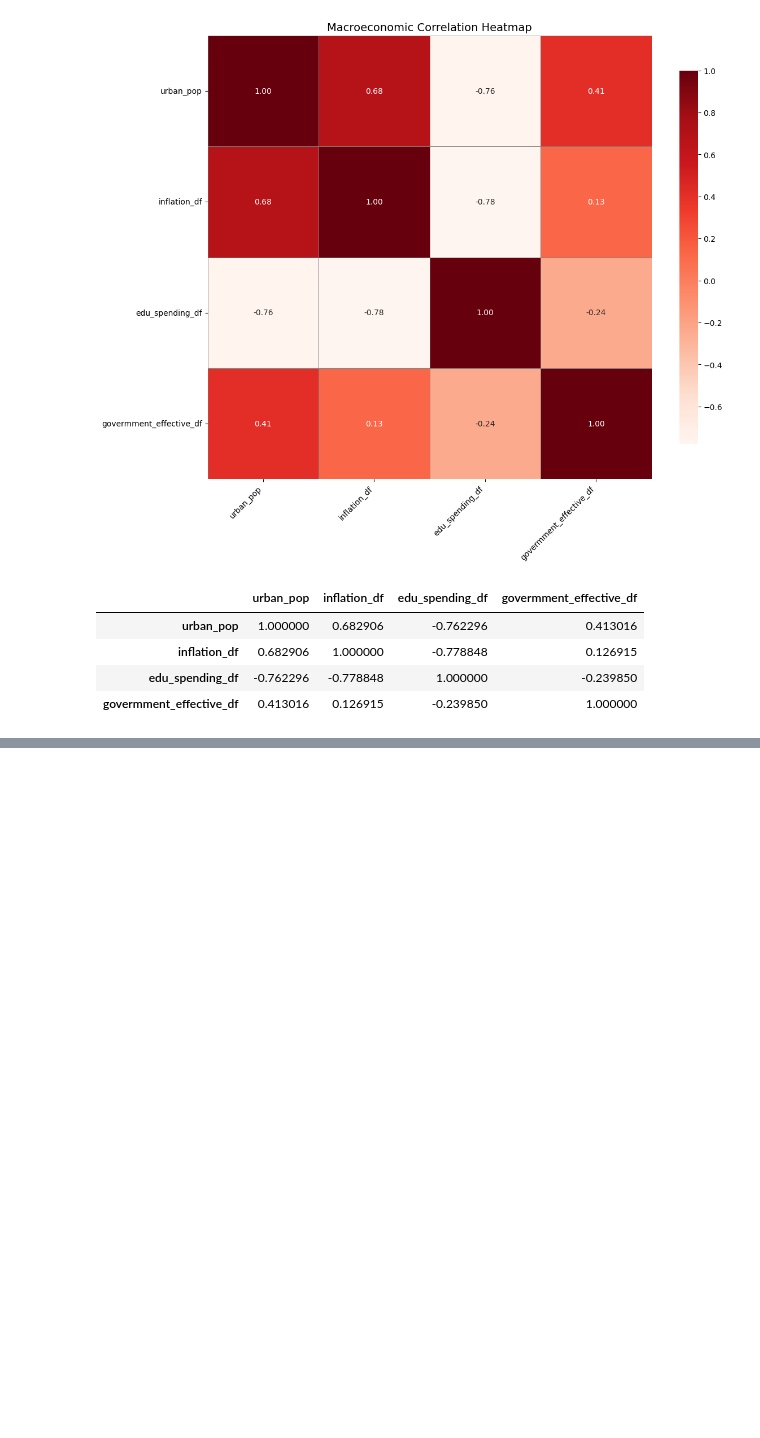
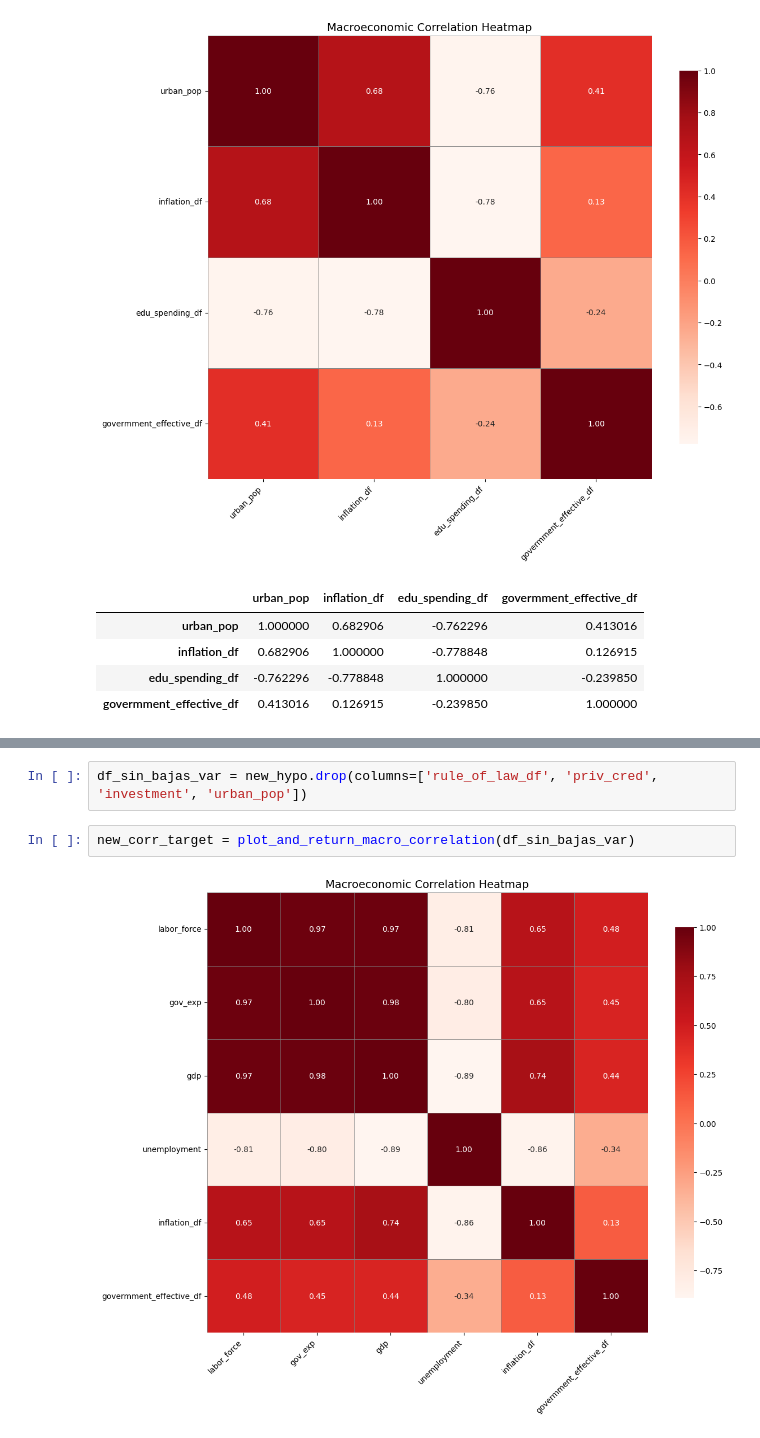
Before and after one commit to acostadlucas/mcs-red, a Jupyter notebook: hypothesis_test/hypothesis_test_33.ipynb, the cells around one changed output, grey strips where cells are left out. Cells and saved outputs as stored; diff of their text form; blank space fills up the shorter version.

```diff
--- a/hypothesis_test/hypothesis_test_33.ipynb
+++ b/hypothesis_test/hypothesis_test_33.ipynb
@@ -481,0 +361,6 @@ select_informative_features(australia_profile_2015.corr(), max_redundancy=0.85)
+# %%
+df_sin_bajas_var = new_hypo.drop(columns=['rule_of_law_df', 'priv_cred', 'investment', 'urban_pop'])
+# %%
+new_corr_target = plot_and_return_macro_correlation(df_sin_bajas_var)
+# %% [output]
+[figure, added]
```
Also changed, not shown: parts of 18 cells of this notebook, 1 other file.
